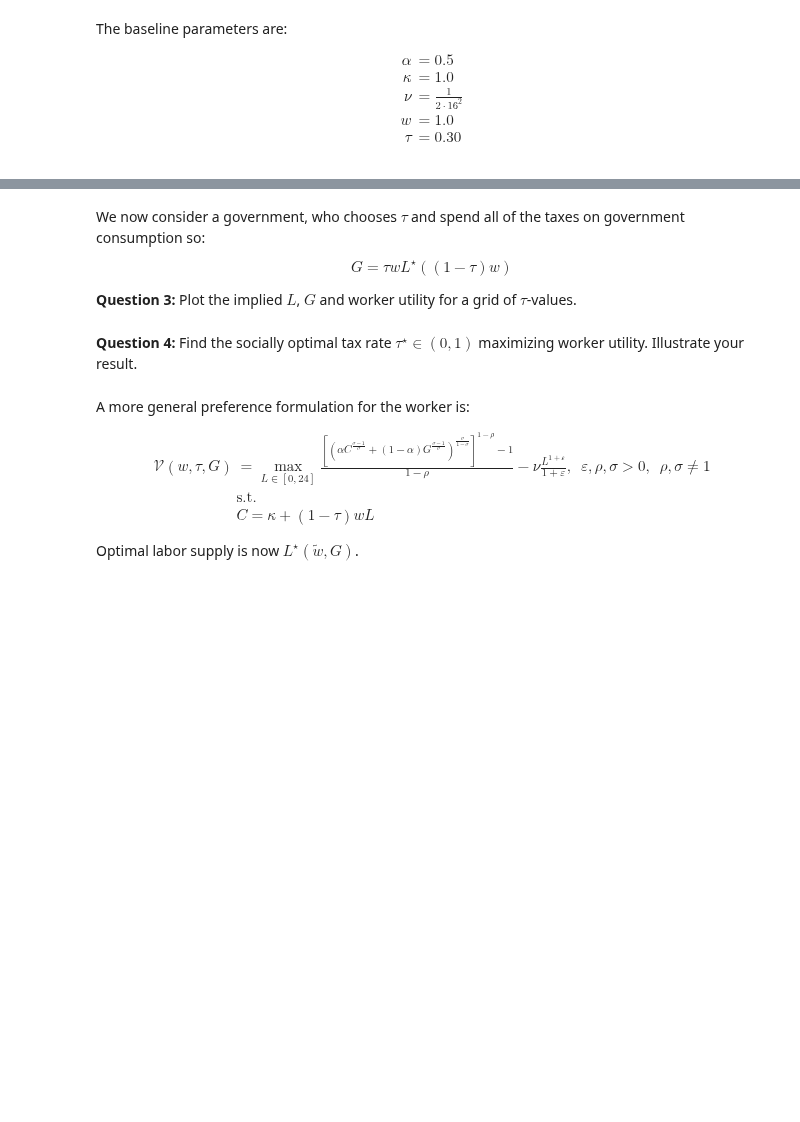
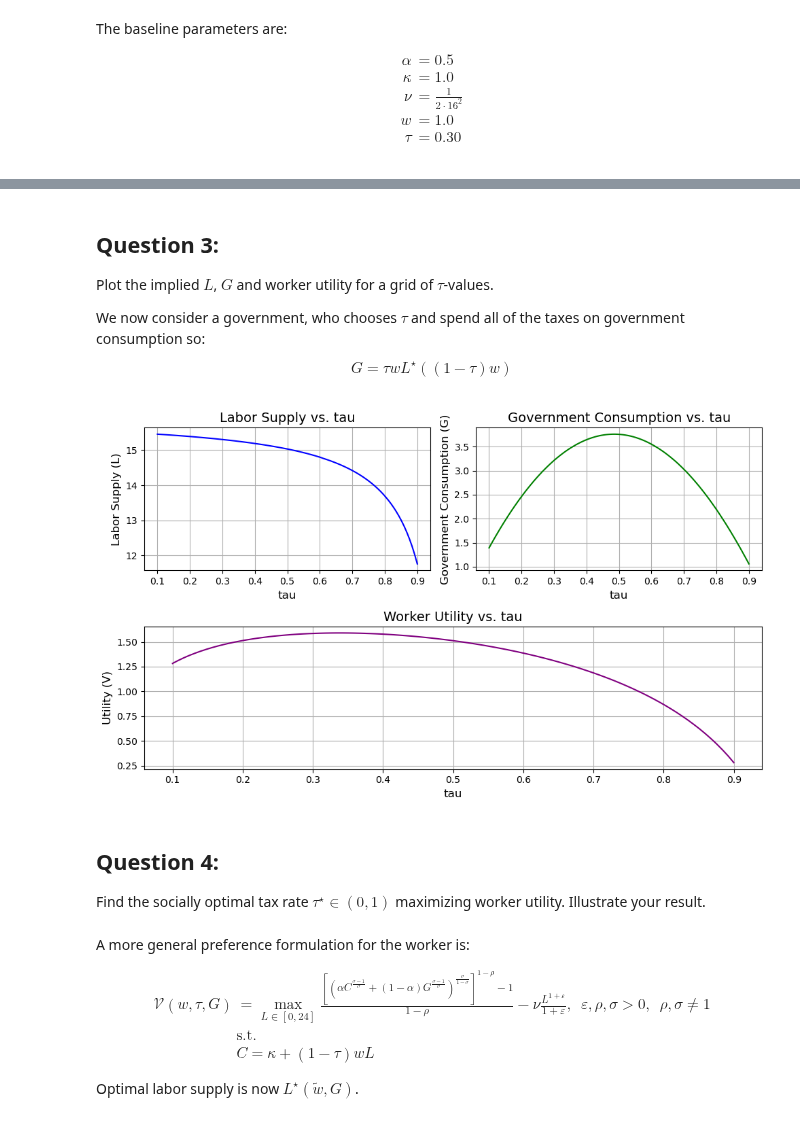
Before and after one commit to NumEconCopenhagen/projects-2023-leif, a Jupyter notebook: Examproject/Exam-2023-notebook.ipynb, the cells around one changed output, grey strips where cells are left out. Saved outputs shown, nothing was run; the diff lists cells and outputs as text; code cells hidden in the pictures; blank space fills up the shorter version.

Commit message:
question 2 færdig

```diff
--- a/Examproject/Exam-2023-notebook.ipynb
+++ b/Examproject/Exam-2023-notebook.ipynb
@@ -64,9 +158,12 @@ $$
 # %% [markdown]
+
+
+
+## Question 3:
+Plot the implied $L$, $G$ and worker utility for a grid of $\tau$-values.
 
 We now consider a government, who chooses $\tau$ and spend all of the taxes on government consumption so:
 
 $$
 G = \tau w L^{\star}((1-\tau)w)
 $$
-
-**Question 3:** Plot the implied $L$, $G$ and worker utility for a grid of $\tau$-values.
@@ -75,5 +170,66 @@ $$
+# %%
+# We firstly set up a grid of tau values
+tau_values = np.linspace(0.1, 0.9, 100)
+
+# We then initialize arrays to store the results
+L_values = np.zeros_like(tau_values)
+G_values = np.zeros_like(tau_values)
+utility_values = np.zeros_like(tau_values)
+
+# We then calculate L, G, and utility for each tau value
+for i, tau in enumerate(tau_values):
+
+    # In the iteration we first we calculate optimal labor supply choice (L*)
+    L_star = optimal_labor_choice(w, tau, G, kappa, alpha, nu)
+
+    # Then we calculate government consumption (G)
+    G = tau * w * L_star * ((1 - tau)*w)
+
+    # Then we calculate utility (V)
+    utility = utility_function(L_star, w, tau, G, kappa, alpha, nu)
+
+    # Lastly we store the values in the arrays
+    L_values[i] = L_star
+    G_values[i] = G
+    utility_values[i] = utility
+
+# We will then plot the results
+plt.figure(figsize=(10, 6))
+
+# We then plot L vs. tau
+plt.subplot(2, 2, 1)
+plt.plot(tau_values, L_values, color='blue')
+plt.xlabel('tau', fontsize=12)
+plt.ylabel('Labor Supply (L)', fontsize=12)
+plt.title('Labor Supply vs. tau', fontsize=14)
+plt.grid(True)
+
+# We then plot of G vs. tau
+plt.subplot(2, 2, 2)
+plt.plot(tau_values, G_values, color='green')
+plt.xlabel('tau', fontsize=12)
+plt.ylabel('Government Consumption (G)', fontsize=12)
+plt.title('Government Consumption vs. tau', fontsize=14)
+plt.grid(True)
+
+# We then plot of utility vs. tau
+plt.subplot(2, 1, 2)
+plt.plot(tau_values, utility_values, color='purple')
+plt.xlabel('tau', fontsize=12)
+plt.ylabel('Utility (V)', fontsize=12)
+plt.title('Worker Utility vs. tau', fontsize=14)
+plt.grid(True)
+
+# We will adjust the spacing between subplots
+plt.tight_layout()
+
+# Lastly we show the plots
+plt.show()
+# %% [output]
+[figure, added]
 # %% [markdown]
-**Question 4:** Find the socially optimal tax rate $\tau^{\star}\in(0,1)$ maximizing worker utility. Illustrate your result.
+## Question 4:
+Find the socially optimal tax rate $\tau^{\star}\in(0,1)$ maximizing worker utility. Illustrate your result.
 # %%
 # write your code here
 # %% [markdown]
```
Also changed, not shown: parts of 16 cells of this notebook, 1 other file.
